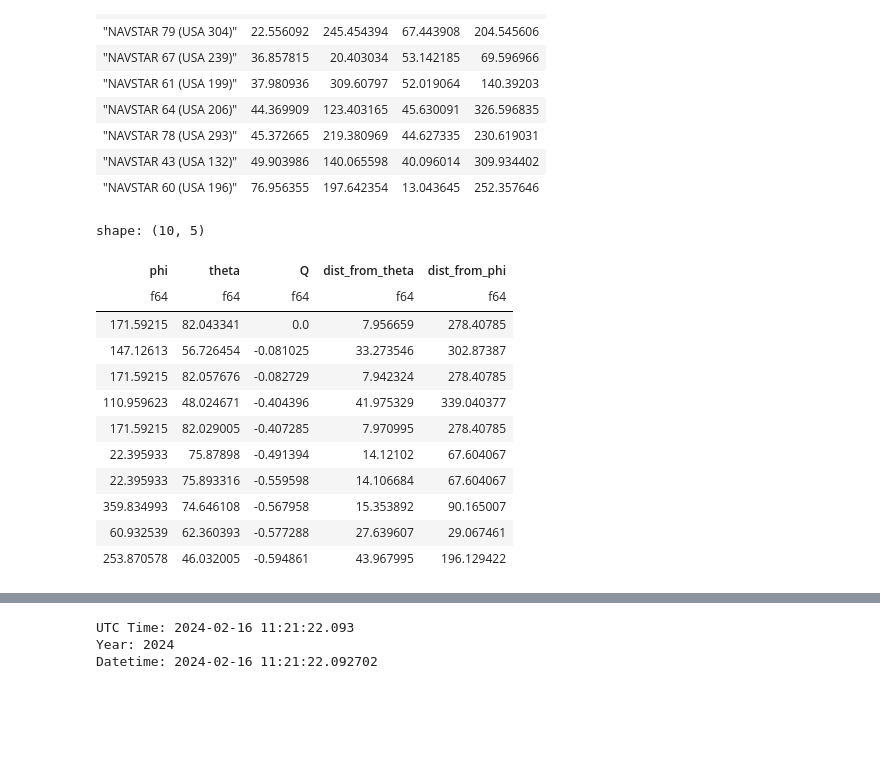
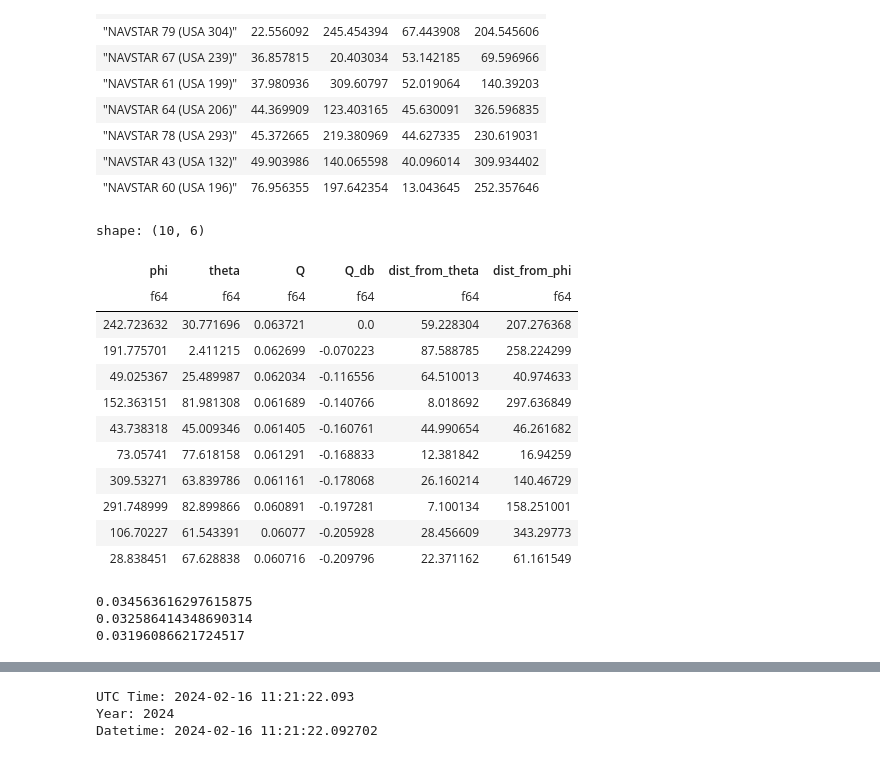
Before and after one commit to jdgsmallwood/extraterrena, a Jupyter notebook: notebooks/gps/meerkat_array_real_data_2.ipynb, the cells around one changed output, grey strips where cells are left out. Drawn from its saved outputs; the diff is of its cells as text; code cells hidden in the pictures; blank space fills up the shorter version.

```diff
--- a/notebooks/gps/meerkat_array_real_data_2.ipynb
+++ b/notebooks/gps/meerkat_array_real_data_2.ipynb
@@ -45,9 +26,9 @@ core_indices
 # %%
 from dadanalyse import read_dada
 GPS_CHANNEL = 50
-POL = 0
+POL = 1
 # J1644-4559_2024-02-16T11:21:22.092_29_73532270706688.dada
-dada = read_dada("../gps.dada")
+dada = read_dada("../../../data/gps.dada")
 print(dada.get_header())
 dada = dada.combined_data()
 # %% [output]
@@ -77,6 +58,6 @@ dada.shape
 # %% [output]
 (208896, 57, 64, 2)
 # %%
-dada = dada[0:2000, core_indices, GPS_CHANNEL, POL].T
+dada = dada[0:100000, core_indices, GPS_CHANNEL, POL].T
 X = dada
 # %%
@@ -109,7 +95,5 @@ print(location)
 # %%
-from astropy.coordinates import SkyCoord, EarthLocation, AltAz
-from astropy.time import Time
-import astropy.units as u
+
 
 # Observer location (MeerKAT)
 obs_location = EarthLocation(lat=lat*u.deg,
@@ -138,7 +122,7 @@ print(f"Altitude: {altaz.alt:.2f}")
 print(f"Azimuth: {altaz.az:.2f}")
 
 theta_source = 90 - altaz.alt.degree
-phi_source = (90 - altaz.az.degree) % 360
+phi_source = (450 - altaz.az.degree) % 360
 # %% [output]
 Source RA/DEC
 Altitude: 24.03 deg
@@ -227,13 +203,13 @@ array([ 44724.496,  45110.02 ,  46194.11 ,  47069.992,  47335.273,
 # %%
 
 
-theta_steps = 6_000
-phi_steps = 24_000
+theta_steps = 750#6_000
+phi_steps = 750#24_000
 
 output = direction_of_arrival.MUSICDOA2D().get_directions(
     array,
     R_adj,
-    num_interferers=6,
+    num_interferers=5,
     wavelength = wavelength,
     theta_min_deg = 0,
     theta_max_deg = 86,
@@ -242,3 +218,4 @@ output = direction_of_arrival.MUSICDOA2D().get_directions(
     phi_max_deg = 360,
     phi_steps=phi_steps,
 )
+output.head(10)
@@ -401,18 +394,35 @@ shape: (10, 5)
 | "NAVSTAR 43 (USA 132)" | 49.903986 | 140.065598 | 40.096014 | 309.934402 |
 | "NAVSTAR 60 (USA 196)" | 76.956355 | 197.642354 | 13.043645 | 252.357646 |
 # %%
-output.with_columns(dist_from_theta=90 - pl.col('theta'), dist_from_phi = (90-pl.col('phi')) % 360).sort(by="Q", descending=True).head(10)
+output.with_columns(dist_from_theta=90 - pl.col('theta'), dist_from_phi = (450-pl.col('phi')) % 360).sort(by="Q", descending=True).head(10)
 # %% [output]
-shape: (10, 5)
+shape: (10, 6)
-| phi | theta | Q | dist_from_theta | dist_from_phi |
-| f64 | f64 | f64 | f64 | f64 |
-| 171.59215 | 82.043341 | 0.0 | 7.956659 | 278.40785 |
-| 147.12613 | 56.726454 | -0.081025 | 33.273546 | 302.87387 |
-| 171.59215 | 82.057676 | -0.082729 | 7.942324 | 278.40785 |
-| 110.959623 | 48.024671 | -0.404396 | 41.975329 | 339.040377 |
-| 171.59215 | 82.029005 | -0.407285 | 7.970995 | 278.40785 |
-| 22.395933 | 75.87898 | -0.491394 | 14.12102 | 67.604067 |
-| 22.395933 | 75.893316 | -0.559598 | 14.106684 | 67.604067 |
-| 359.834993 | 74.646108 | -0.567958 | 15.353892 | 90.165007 |
-| 60.932539 | 62.360393 | -0.577288 | 27.639607 | 29.067461 |
-| 253.870578 | 46.032005 | -0.594861 | 43.967995 | 196.129422 |
+| phi | theta | Q | Q_db | dist_from_theta | dist_from_phi |
+| f64 | f64 | f64 | f64 | f64 | f64 |
+| 242.723632 | 30.771696 | 0.063721 | 0.0 | 59.228304 | 207.276368 |
+| 191.775701 | 2.411215 | 0.062699 | -0.070223 | 87.588785 | 258.224299 |
+| 49.025367 | 25.489987 | 0.062034 | -0.116556 | 64.510013 | 40.974633 |
+| 152.363151 | 81.981308 | 0.061689 | -0.140766 | 8.018692 | 297.636849 |
+| 43.738318 | 45.009346 | 0.061405 | -0.160761 | 44.990654 | 46.261682 |
+| 73.05741 | 77.618158 | 0.061291 | -0.168833 | 12.381842 | 16.94259 |
+| 309.53271 | 63.839786 | 0.061161 | -0.178068 | 26.160214 | 140.46729 |
+| 291.748999 | 82.899866 | 0.060891 | -0.197281 | 7.100134 | 158.251001 |
+| 106.70227 | 61.543391 | 0.06077 | -0.205928 | 28.456609 | 343.29773 |
+| 28.838451 | 67.628838 | 0.060716 | -0.209796 | 22.371162 | 61.161549 |
+# %%
+evals_adj, evecs_adj = np.linalg.eigh(R_adj)
+evals, evecs = np.linalg.eigh(R)
+num_int = 5
+
+sat_factor = array.steering_vector([np.deg2rad(230.619031), np.deg2rad(44.627335)], wavelength)
+
+
+print(1/np.abs(sat_factor.conj().T @ evecs[:, :-num_int] @ evecs[:,:-num_int].conj().T @ sat_factor))
+print(1/np.abs(sat_factor.conj().T @ evecs_adj[:, :-num_int] @ evecs_adj[:,:-num_int].conj().T @ sat_factor))
+
+sat_factor = array.steering_vector([np.deg2rad(171.59215), np.deg2rad(82.043341)], wavelength)
+print(1/np.abs(sat_factor.conj().T @ evecs_adj[:, :-num_int] @ evecs_adj[:,:-num_int].conj().T @ sat_factor))
+# %% [output]
+0.034563616297615875
+0.032586414348690314
+0.03196086621724517
```
Also changed, not shown: parts of 16 cells of this notebook, 3 other files.
